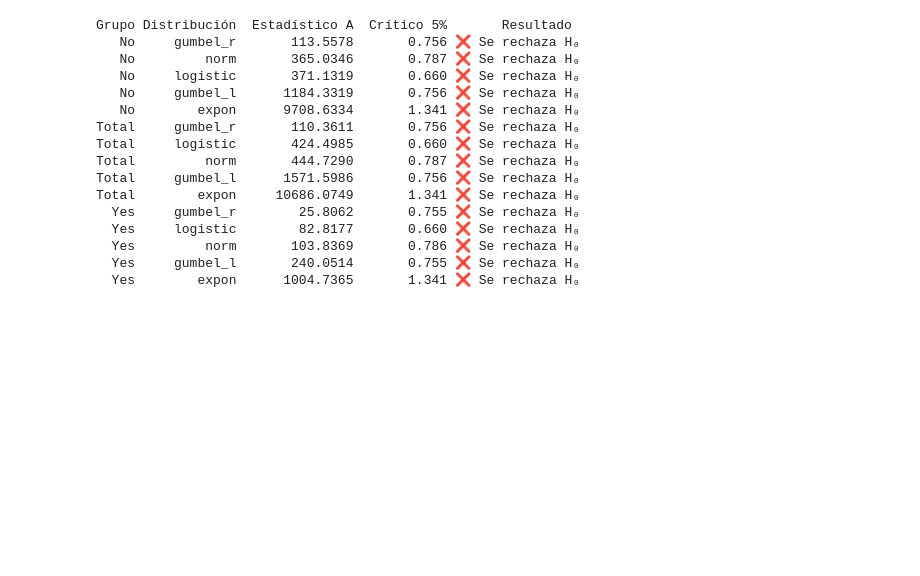
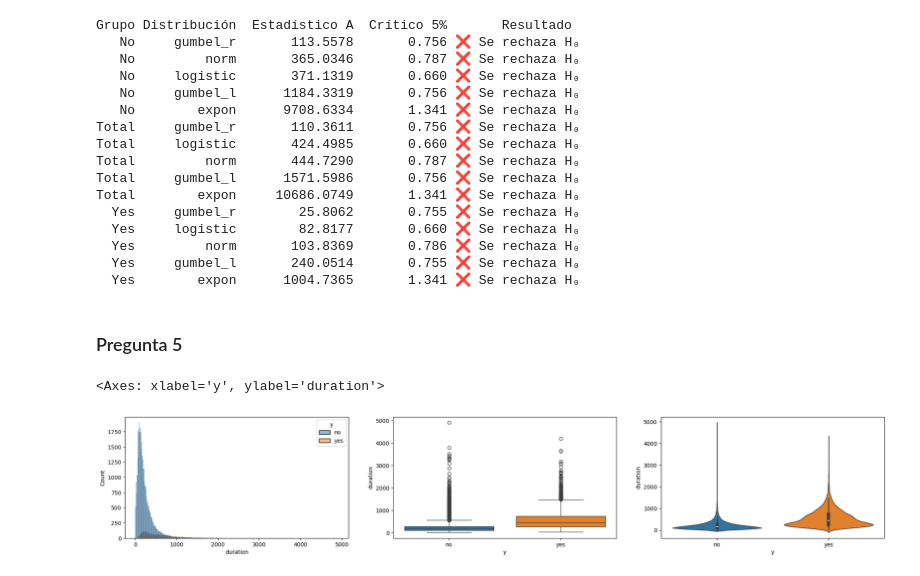
Before and after one commit to Hemersson7/Estadistica, a Jupyter notebook: Tarea1.ipynb, the cells around one changed output. Cells and saved outputs as stored; diff of their text form; code cells hidden in the pictures; blank space fills up the shorter version.

Commit message:
Actualizacion 9 preguntas

```diff
--- a/Tarea1.ipynb
+++ b/Tarea1.ipynb
@@ -468,3 +479,13 @@ Total        expon     10686.0749       1.341 ❌ Se rechaza H₀
   Yes         norm       103.8369       0.786 ❌ Se rechaza H₀
   Yes     gumbel_l       240.0514       0.755 ❌ Se rechaza H₀
   Yes        expon      1004.7365       1.341 ❌ Se rechaza H₀
+# %% [markdown]
+### Pregunta 5
+# %%
+fig , axes = plt.subplots(1,3, figsize = (25,4))
+sns.histplot(data, x = "duration", hue = "y", ax = axes[0])
+sns.boxplot(data, x = "y", y = "duration", hue = "y", ax = axes[1])
+sns.violinplot(data, x = "y", y = "duration", hue = "y")
+# %% [output]
+<Axes: xlabel='y', ylabel='duration'>
+[figure, added]
```
Also changed, not shown: parts of 15 cells of this notebook.
